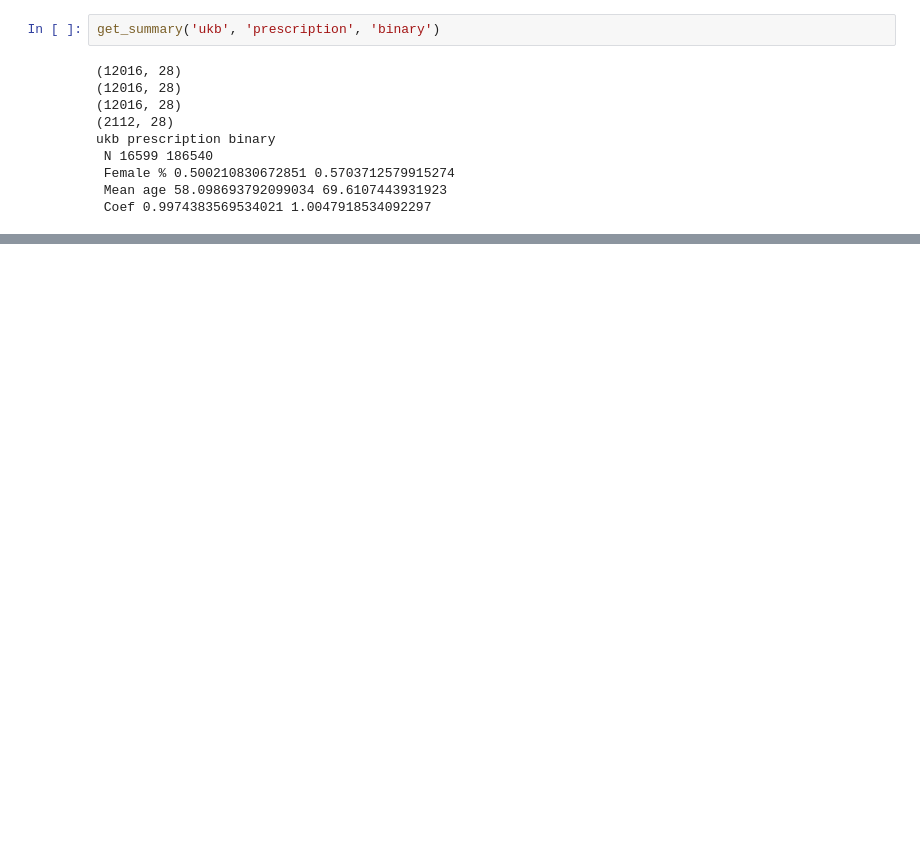
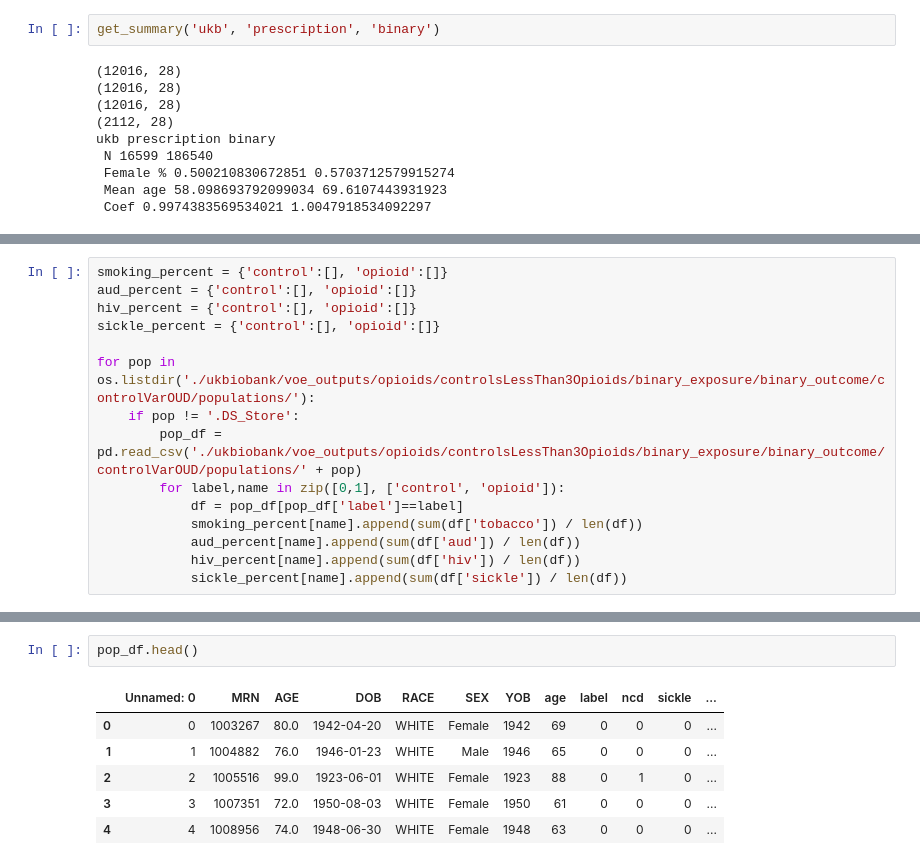
Before and after one commit to RandallJEllis/ehr_opioid_ncd, a Jupyter notebook: summary_results.ipynb, the cells around one changed output, grey strips where cells are left out. Cells and saved outputs as stored; diff of their text form; blank space fills up the shorter version.

```diff
--- a/summary_results.ipynb
+++ b/summary_results.ipynb
@@ -201,0 +240,15 @@ sinai_bin_binary
+# %%
+smoking_percent = {'control':[], 'opioid':[]}
+aud_percent = {'control':[], 'opioid':[]}
+hiv_percent = {'control':[], 'opioid':[]}
+sickle_percent = {'control':[], 'opioid':[]}
+
+for pop in os.listdir('./ukbiobank/voe_outputs/opioids/controlsLessThan3Opioids/binary_exposure/binary_outcome/controlVarOUD/populations/'):
+    if pop != '.DS_Store':
+        pop_df = pd.read_csv('./ukbiobank/voe_outputs/opioids/controlsLessThan3Opioids/binary_exposure/binary_outcome/controlVarOUD/populations/' + pop)
+        for label,name in zip([0,1], ['control', 'opioid']):
+            df = pop_df[pop_df['label']==label]
+            smoking_percent[name].append(sum(df['tobacco']) / len(df))
+            aud_percent[name].append(sum(df['aud']) / len(df))
+            hiv_percent[name].append(sum(df['hiv']) / len(df))
+            sickle_percent[name].append(sum(df['sickle']) / len(df))
@@ -201,0 +283,9 @@ sinai_bin_binary
+# %%
+pop_df.head()
+# %% [output]
+|  | Unnamed: 0 | MRN | AGE | DOB | RACE | SEX | YOB | age | label | ncd | sickle | ... |
+| 0 | 0 | 1003267 | 80.0 | 1942-04-20 | WHITE | Female | 1942 | 69 | 0 | 0 | 0 | ... |
+| 1 | 1 | 1004882 | 76.0 | 1946-01-23 | WHITE | Male | 1946 | 65 | 0 | 0 | 0 | ... |
+| 2 | 2 | 1005516 | 99.0 | 1923-06-01 | WHITE | Female | 1923 | 88 | 0 | 1 | 0 | ... |
+| 3 | 3 | 1007351 | 72.0 | 1950-08-03 | WHITE | Female | 1950 | 61 | 0 | 0 | 0 | ... |
+| 4 | 4 | 1008956 | 74.0 | 1948-06-30 | WHITE | Female | 1948 | 63 | 0 | 0 | 0 | ... |
```
Also changed, not shown: parts of 9 cells of this notebook, 6 other files.
